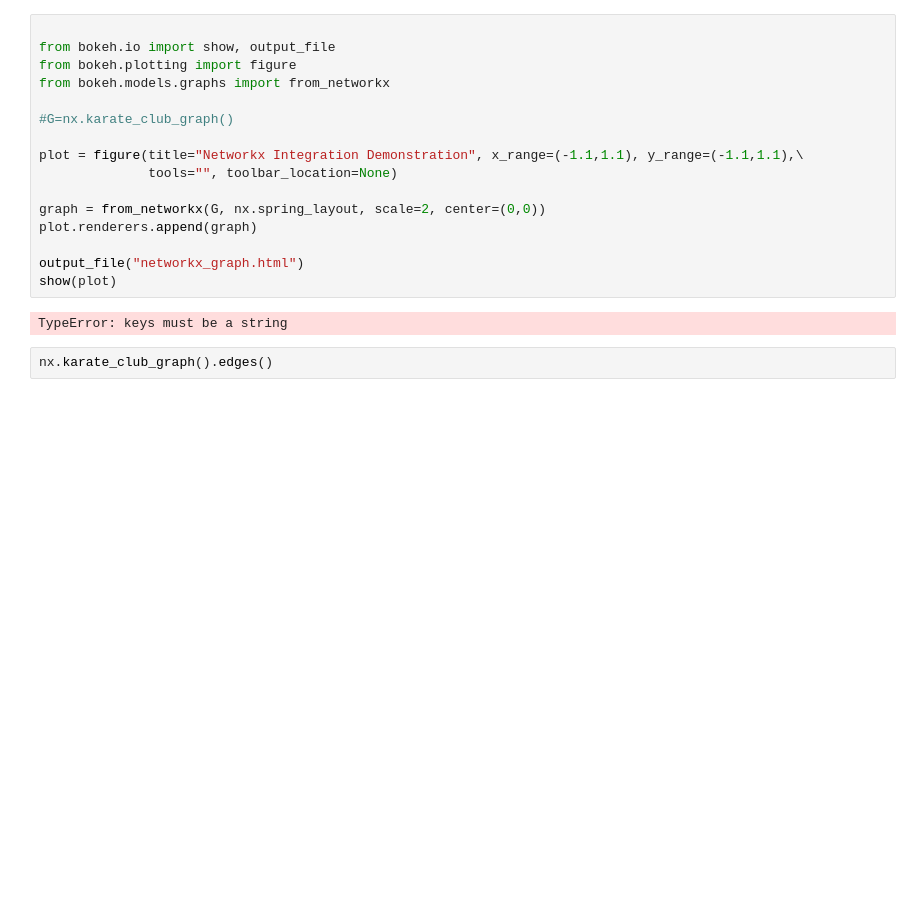
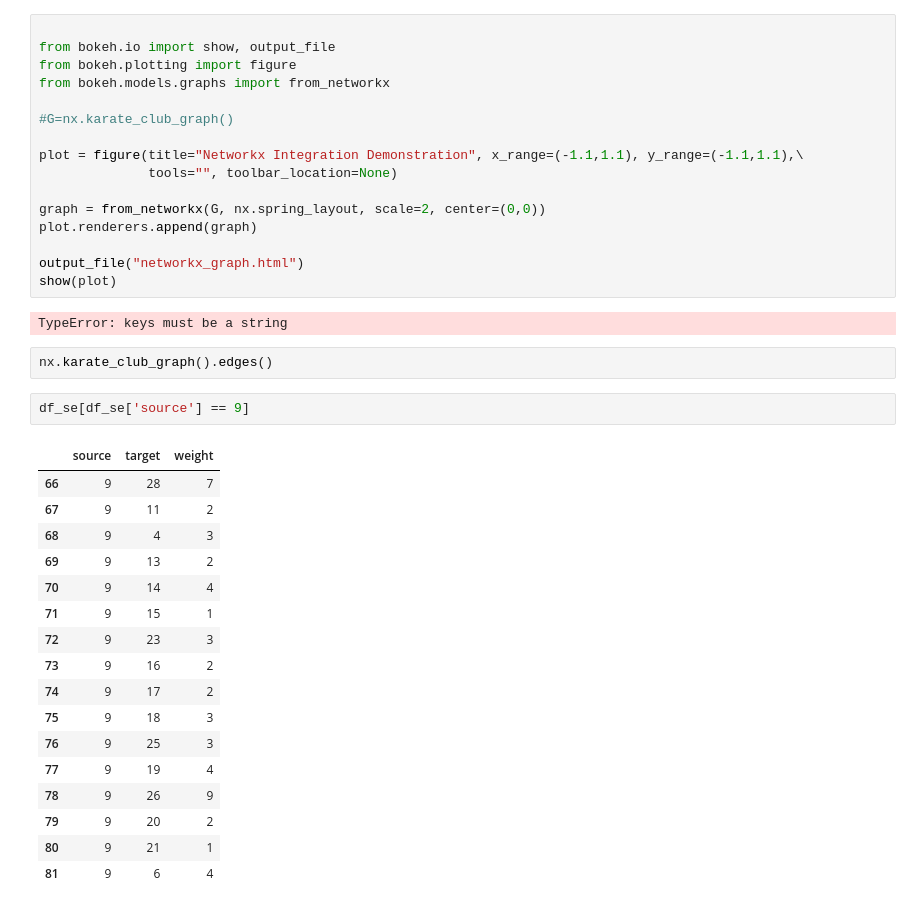
Before and after one commit to mas-dse-visiu/dataviz-group-project, a Jupyter notebook: exercise5/Exercise 5 Visualize a Network Sheep Dominance.ipynb, the cells around one changed output. Cells and saved outputs as stored; diff of their text form; blank space fills up the shorter version.

```diff
--- a/exercise5/Exercise 5 Visualize a Network Sheep Dominance.ipynb
+++ b/exercise5/Exercise 5 Visualize a Network Sheep Dominance.ipynb
@@ -67,3 +68,23 @@ show(plot)
 TypeError: keys must be a string
 # %%
 nx.karate_club_graph().edges()
+# %%
+df_se[df_se['source'] == 9]
+# %% [output]
+|  | source | target | weight |
+| 66 | 9 | 28 | 7 |
+| 67 | 9 | 11 | 2 |
+| 68 | 9 | 4 | 3 |
+| 69 | 9 | 13 | 2 |
+| 70 | 9 | 14 | 4 |
+| 71 | 9 | 15 | 1 |
+| 72 | 9 | 23 | 3 |
+| 73 | 9 | 16 | 2 |
+| 74 | 9 | 17 | 2 |
+| 75 | 9 | 18 | 3 |
+| 76 | 9 | 25 | 3 |
+| 77 | 9 | 19 | 4 |
+| 78 | 9 | 26 | 9 |
+| 79 | 9 | 20 | 2 |
+| 80 | 9 | 21 | 1 |
+| 81 | 9 | 6 | 4 |
```
Also changed, not shown: parts of 4 cells of this notebook.
